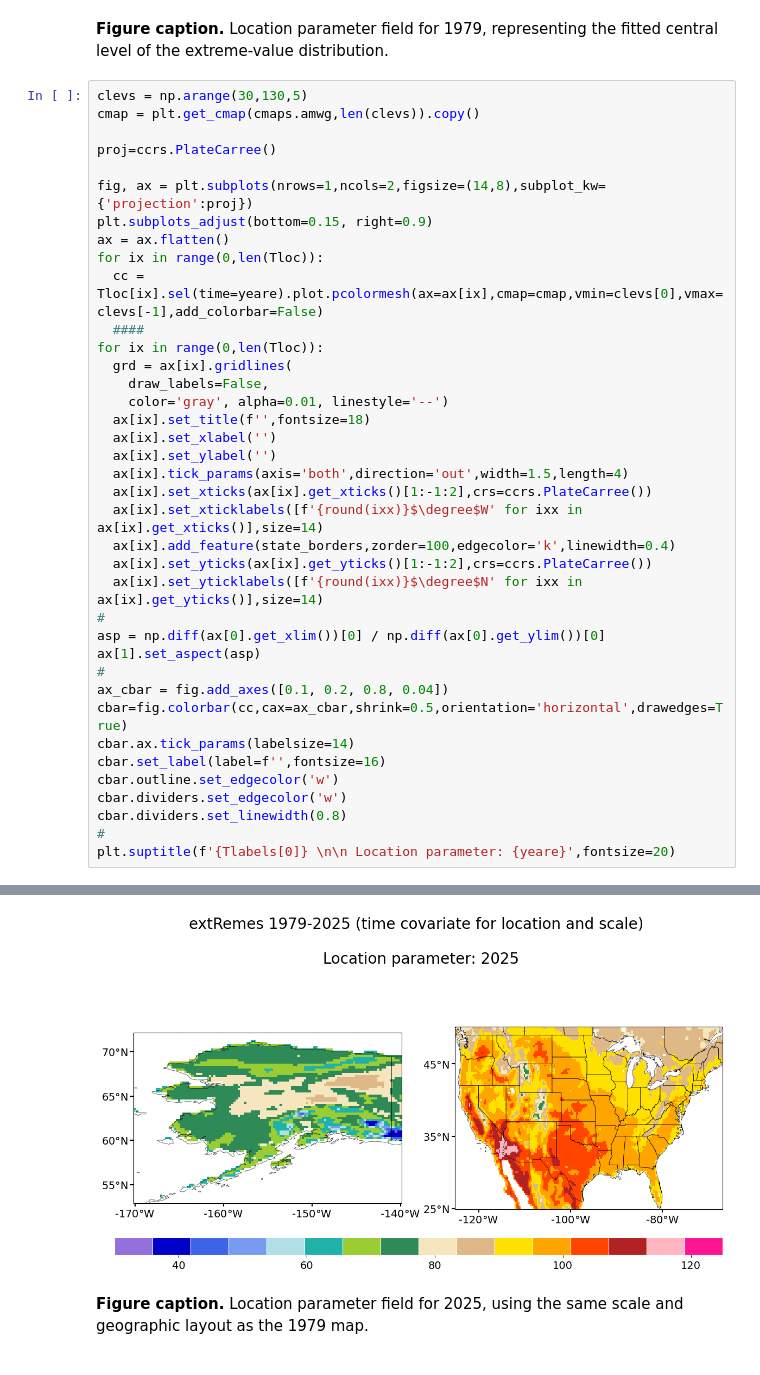
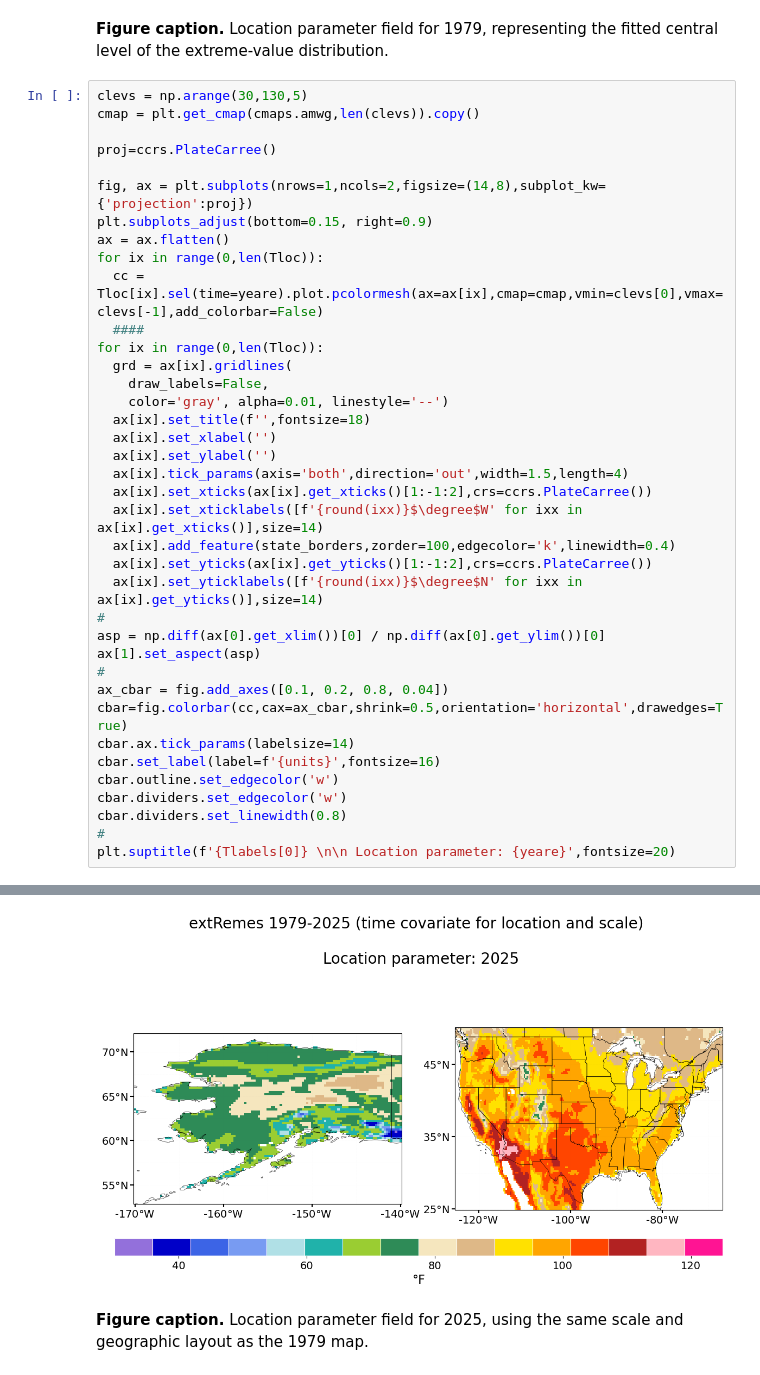
Before and after one commit to GaelleHervieux/TXx, a Jupyter notebook: TXx_USA_plots_extremes_1979.ipynb, the cells around one changed output, grey strips where cells are left out. Saved outputs shown, nothing was run; the diff lists cells and outputs as text.

```diff
--- a/TXx_USA_plots_extremes_1979.ipynb
+++ b/TXx_USA_plots_extremes_1979.ipynb
@@ -301,35 +301,35 @@ ax = ax.flatten()
 for ix in range(0,len(Tloc)):
   cc = Tloc[ix].sel(time=yeare).plot.pcolormesh(ax=ax[ix],cmap=cmap,vmin=clevs[0],vmax=clevs[-1],add_colorbar=False)
   ####
 for ix in range(0,len(Tloc)):
   grd = ax[ix].gridlines(
     draw_labels=False,
     color='gray', alpha=0.01, linestyle='--')
   ax[ix].set_title(f'',fontsize=18)
   ax[ix].set_xlabel('')
   ax[ix].set_ylabel('')
   ax[ix].tick_params(axis='both',direction='out',width=1.5,length=4)
   ax[ix].set_xticks(ax[ix].get_xticks()[1:-1:2],crs=ccrs.PlateCarree())
   ax[ix].set_xticklabels([f'{round(ixx)}$\degree$W' for ixx in ax[ix].get_xticks()],size=14)
   ax[ix].add_feature(state_borders,zorder=100,edgecolor='k',linewidth=0.4)
   ax[ix].set_yticks(ax[ix].get_yticks()[1:-1:2],crs=ccrs.PlateCarree())
   ax[ix].set_yticklabels([f'{round(ixx)}$\degree$N' for ixx in ax[ix].get_yticks()],size=14)
 #
 asp = np.diff(ax[0].get_xlim())[0] / np.diff(ax[0].get_ylim())[0]
 ax[1].set_aspect(asp)
 #
 ax_cbar = fig.add_axes([0.1, 0.2, 0.8, 0.04])
 cbar=fig.colorbar(cc,cax=ax_cbar,shrink=0.5,orientation='horizontal',drawedges=True)
 cbar.ax.tick_params(labelsize=14)
-cbar.set_label(label=f'',fontsize=16)
+cbar.set_label(label=f'{units}',fontsize=16)
 cbar.outline.set_edgecolor('w')
 cbar.dividers.set_edgecolor('w')
 cbar.dividers.set_linewidth(0.8)
 #
 plt.suptitle(f'{Tlabels[0]} \n\n Location parameter: {yeare}',fontsize=20)
 # %% [output]
 Text(0.5, 0.98, 'extRemes 1979-2025 (time covariate for location and scale) \n\n Location parameter: 2025')
-[figure, old version]
+[figure, new version]
 # %% [markdown]
 **Figure caption.** Location parameter field for 2025, using the same scale and geographic layout as the 1979 map.
 # %%
```
Also changed, not shown: parts of 2 cells of this notebook.
